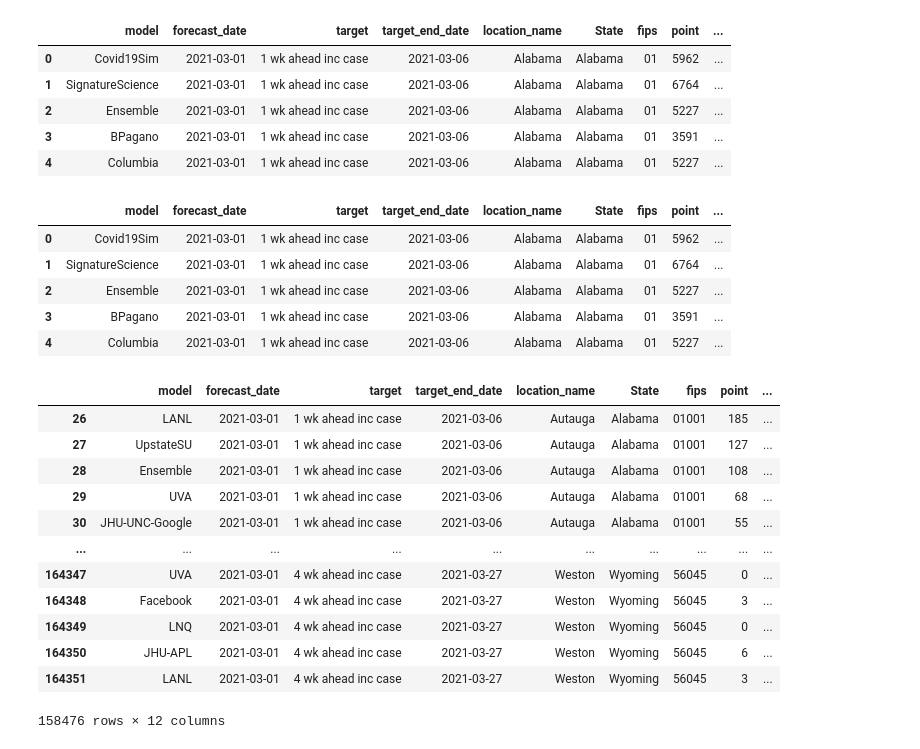
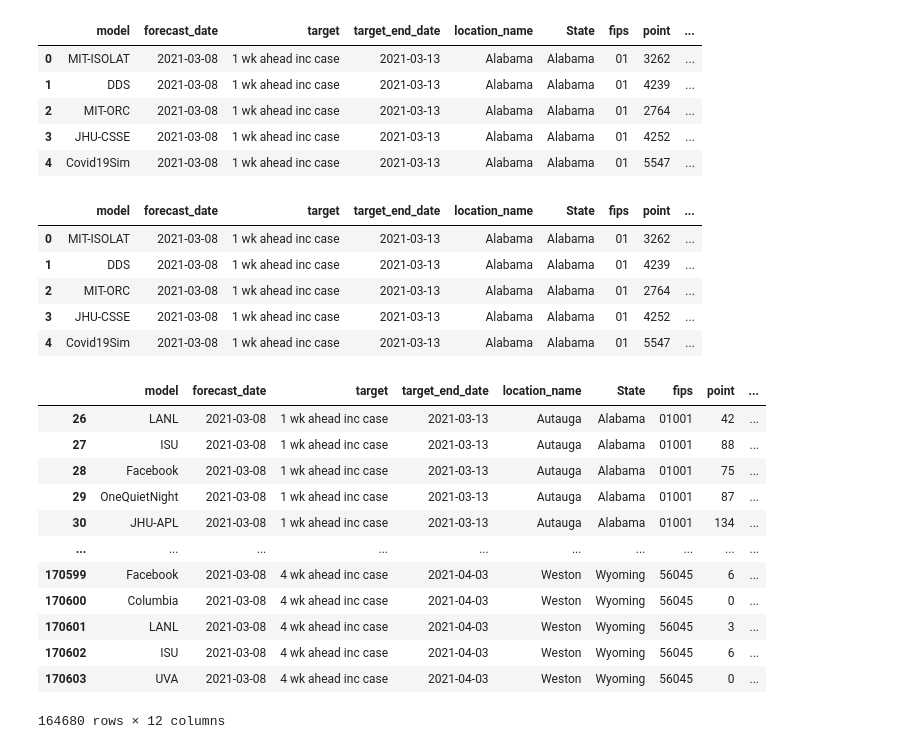
Before and after one commit to menlodoug/covid_crunching, a Jupyter notebook: pandas/CDC_Case_Forecast.ipynb, the cells around one changed output. Saved outputs shown, nothing was run; the diff lists cells and outputs as text; code cells hidden in the pictures.

```diff
--- a/pandas/CDC_Case_Forecast.ipynb
+++ b/pandas/CDC_Case_Forecast.ipynb
@@ -3,15 +3,15 @@ import pandas as pd
 import numpy as np
 pd.options.display.float_format = '{:.0f}'.format
 # %%
-case_forecast_df = pd.read_csv('2021-03-01-all-forecasted-cases-model-data.csv')
+case_forecast_df = pd.read_csv('2021-03-08-all-forecasted-cases-model-data.csv')
 case_forecast_df.head(5)
 # %% [output]
 |  | model | forecast_date | target | target_end_date | location_name | State | fips | point | ... |
-| 0 | Covid19Sim | 2021-03-01 | 1 wk ahead inc case | 2021-03-06 | Alabama | Alabama | 01 | 5962 | ... |
-| 1 | SignatureScience | 2021-03-01 | 1 wk ahead inc case | 2021-03-06 | Alabama | Alabama | 01 | 6764 | ... |
-| 2 | Ensemble | 2021-03-01 | 1 wk ahead inc case | 2021-03-06 | Alabama | Alabama | 01 | 5227 | ... |
-| 3 | BPagano | 2021-03-01 | 1 wk ahead inc case | 2021-03-06 | Alabama | Alabama | 01 | 3591 | ... |
-| 4 | Columbia | 2021-03-01 | 1 wk ahead inc case | 2021-03-06 | Alabama | Alabama | 01 | 5227 | ... |
+| 0 | MIT-ISOLAT | 2021-03-08 | 1 wk ahead inc case | 2021-03-13 | Alabama | Alabama | 01 | 3262 | ... |
+| 1 | DDS | 2021-03-08 | 1 wk ahead inc case | 2021-03-13 | Alabama | Alabama | 01 | 4239 | ... |
+| 2 | MIT-ORC | 2021-03-08 | 1 wk ahead inc case | 2021-03-13 | Alabama | Alabama | 01 | 2764 | ... |
+| 3 | JHU-CSSE | 2021-03-08 | 1 wk ahead inc case | 2021-03-13 | Alabama | Alabama | 01 | 4252 | ... |
+| 4 | Covid19Sim | 2021-03-08 | 1 wk ahead inc case | 2021-03-13 | Alabama | Alabama | 01 | 5547 | ... |
 # %%
 case_forecast_df['location_name'] = case_forecast_df['location_name'].apply(lambda x: x.split(' County,')[0])
 case_forecast_df = case_forecast_df.fillna(0)
@@ -22,27 +22,27 @@ case_forecast_df = case_forecast_df[(case_forecast_df['target'] != '8 wk ahead i
 case_forecast_df.head(5)
 # %% [output]
 |  | model | forecast_date | target | target_end_date | location_name | State | fips | point | ... |
-| 0 | Covid19Sim | 2021-03-01 | 1 wk ahead inc case | 2021-03-06 | Alabama | Alabama | 01 | 5962 | ... |
-| 1 | SignatureScience | 2021-03-01 | 1 wk ahead inc case | 2021-03-06 | Alabama | Alabama | 01 | 6764 | ... |
-| 2 | Ensemble | 2021-03-01 | 1 wk ahead inc case | 2021-03-06 | Alabama | Alabama | 01 | 5227 | ... |
-| 3 | BPagano | 2021-03-01 | 1 wk ahead inc case | 2021-03-06 | Alabama | Alabama | 01 | 3591 | ... |
-| 4 | Columbia | 2021-03-01 | 1 wk ahead inc case | 2021-03-06 | Alabama | Alabama | 01 | 5227 | ... |
+| 0 | MIT-ISOLAT | 2021-03-08 | 1 wk ahead inc case | 2021-03-13 | Alabama | Alabama | 01 | 3262 | ... |
+| 1 | DDS | 2021-03-08 | 1 wk ahead inc case | 2021-03-13 | Alabama | Alabama | 01 | 4239 | ... |
+| 2 | MIT-ORC | 2021-03-08 | 1 wk ahead inc case | 2021-03-13 | Alabama | Alabama | 01 | 2764 | ... |
+| 3 | JHU-CSSE | 2021-03-08 | 1 wk ahead inc case | 2021-03-13 | Alabama | Alabama | 01 | 4252 | ... |
+| 4 | Covid19Sim | 2021-03-08 | 1 wk ahead inc case | 2021-03-13 | Alabama | Alabama | 01 | 5547 | ... |
 # %%
 case_forecast_df = case_forecast_df.query("State != location_name")
 case_forecast_df
 # %% [output]
 |  | model | forecast_date | target | target_end_date | location_name | State | fips | point | ... |
-| 26 | LANL | 2021-03-01 | 1 wk ahead inc case | 2021-03-06 | Autauga | Alabama | 01001 | 185 | ... |
-| 27 | UpstateSU | 2021-03-01 | 1 wk ahead inc case | 2021-03-06 | Autauga | Alabama | 01001 | 127 | ... |
-| 28 | Ensemble | 2021-03-01 | 1 wk ahead inc case | 2021-03-06 | Autauga | Alabama | 01001 | 108 | ... |
-| 29 | UVA | 2021-03-01 | 1 wk ahead inc case | 2021-03-06 | Autauga | Alabama | 01001 | 68 | ... |
-| 30 | JHU-UNC-Google | 2021-03-01 | 1 wk ahead inc case | 2021-03-06 | Autauga | Alabama | 01001 | 55 | ... |
+| 26 | LANL | 2021-03-08 | 1 wk ahead inc case | 2021-03-13 | Autauga | Alabama | 01001 | 42 | ... |
+| 27 | ISU | 2021-03-08 | 1 wk ahead inc case | 2021-03-13 | Autauga | Alabama | 01001 | 88 | ... |
+| 28 | Facebook | 2021-03-08 | 1 wk ahead inc case | 2021-03-13 | Autauga | Alabama | 01001 | 75 | ... |
+| 29 | OneQuietNight | 2021-03-08 | 1 wk ahead inc case | 2021-03-13 | Autauga | Alabama | 01001 | 87 | ... |
+| 30 | JHU-APL | 2021-03-08 | 1 wk ahead inc case | 2021-03-13 | Autauga | Alabama | 01001 | 134 | ... |
 | ... | ... | ... | ... | ... | ... | ... | ... | ... | ... |
-| 164347 | UVA | 2021-03-01 | 4 wk ahead inc case | 2021-03-27 | Weston | Wyoming | 56045 | 0 | ... |
-| 164348 | Facebook | 2021-03-01 | 4 wk ahead inc case | 2021-03-27 | Weston | Wyoming | 56045 | 3 | ... |
-| 164349 | LNQ | 2021-03-01 | 4 wk ahead inc case | 2021-03-27 | Weston | Wyoming | 56045 | 0 | ... |
-| 164350 | JHU-APL | 2021-03-01 | 4 wk ahead inc case | 2021-03-27 | Weston | Wyoming | 56045 | 6 | ... |
-| 164351 | LANL | 2021-03-01 | 4 wk ahead inc case | 2021-03-27 | Weston | Wyoming | 56045 | 3 | ... |
+| 170599 | Facebook | 2021-03-08 | 4 wk ahead inc case | 2021-04-03 | Weston | Wyoming | 56045 | 6 | ... |
+| 170600 | Columbia | 2021-03-08 | 4 wk ahead inc case | 2021-04-03 | Weston | Wyoming | 56045 | 0 | ... |
+| 170601 | LANL | 2021-03-08 | 4 wk ahead inc case | 2021-04-03 | Weston | Wyoming | 56045 | 3 | ... |
+| 170602 | ISU | 2021-03-08 | 4 wk ahead inc case | 2021-04-03 | Weston | Wyoming | 56045 | 6 | ... |
+| 170603 | UVA | 2021-03-08 | 4 wk ahead inc case | 2021-04-03 | Weston | Wyoming | 56045 | 0 | ... |
-158476 rows × 12 columns
+164680 rows × 12 columns
 # %%
 case_forecast_df.to_csv('case_forecast.csv', index=False)
```
Also changed, not shown: 30 other files.
